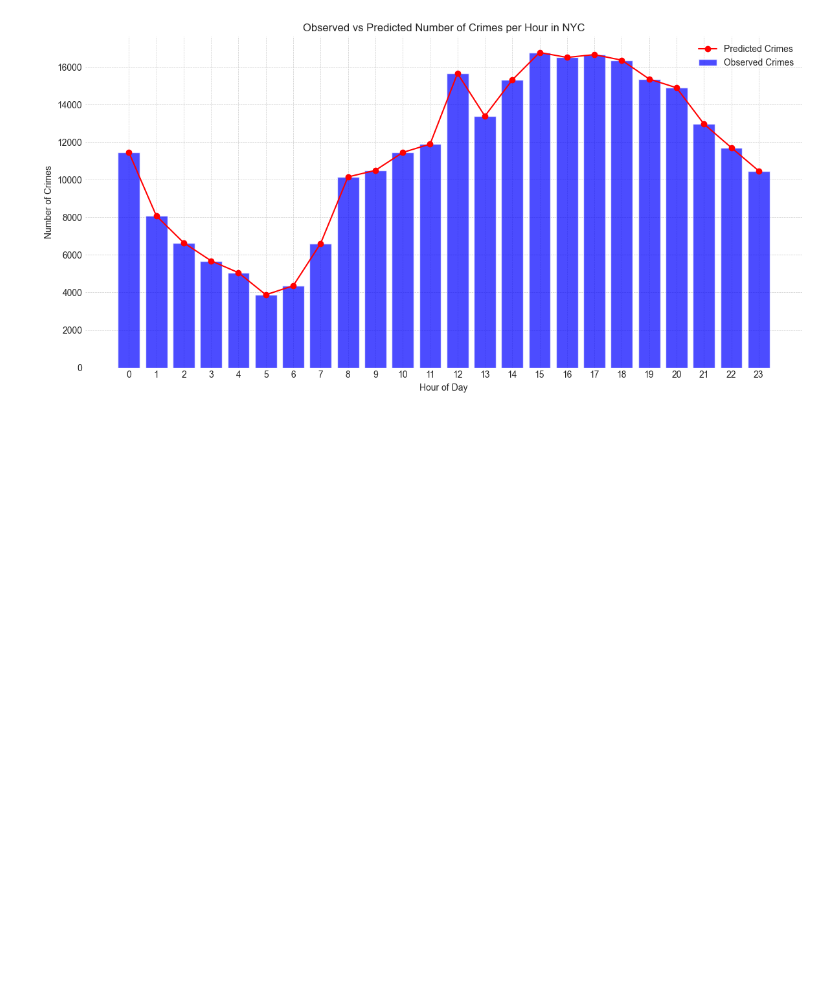
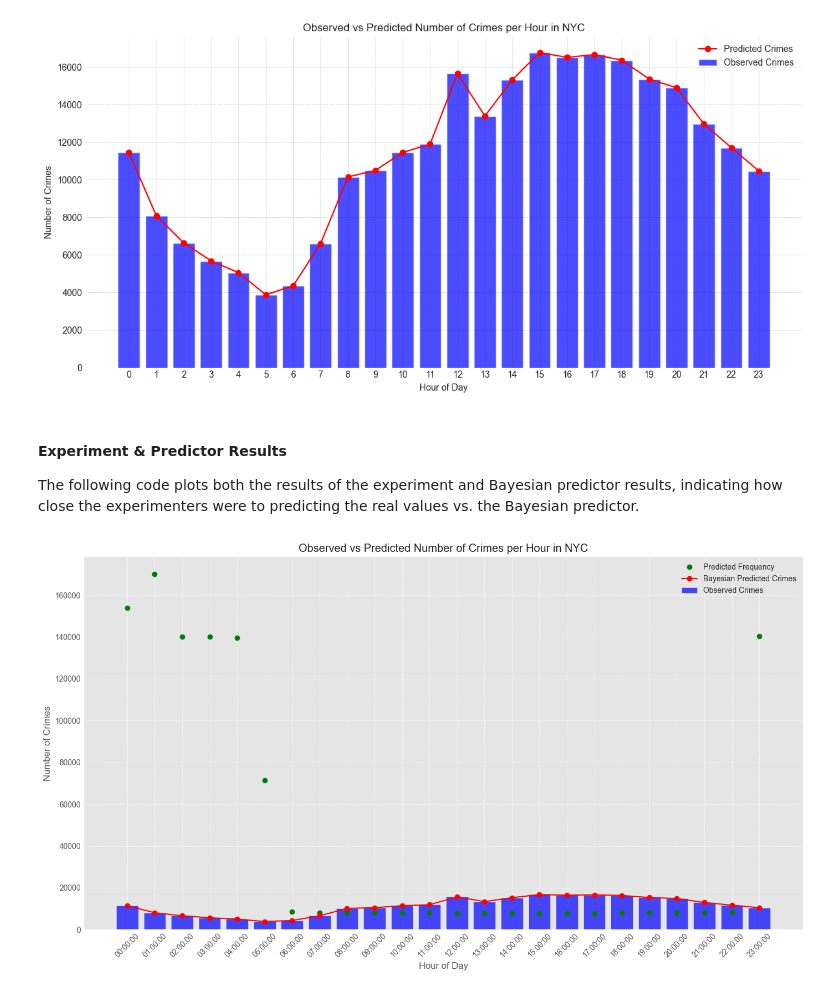
Before and after one commit to bs333/mgt-451, a Jupyter notebook: MGT451 - Assignments/MGT451 - Assignment #1/MGT451 - Assignment #1 ~ Optimal Predictions.ipynb, the cells around one changed output. Cells and saved outputs as stored; diff of their text form; code cells hidden in the pictures; blank space fills up the shorter version.

Commit message:
Add final plot with predicted frequency, bayesian predicted, and observed crimes.

```diff
--- a/MGT451 - Assignments/MGT451 - Assignment #1/MGT451 - Assignment #1 ~ Optimal Predictions.ipynb
+++ b/MGT451 - Assignments/MGT451 - Assignment #1/MGT451 - Assignment #1 ~ Optimal Predictions.ipynb
@@ -283,3 +273,37 @@ plt.tight_layout()
 plt.show()
 # %% [output]
 [figure]
+# %% [markdown]
+#### Experiment & Predictor Results
+
+The following code plots both the results of the experiment and Bayesian predictor results, indicating how close the experimenters were to predicting the real values vs. the Bayesian predictor.
+# %%
+# Plotting
+plt.figure(figsize=(14, 8))
+
+# Setting a style
+plt.style.use('ggplot')  # This uses a style suitable for R's ggplot
+
+# First plot
+times = prediction_results_df['Time'].astype(str)
+predicted_frequencies = prediction_results_df['Frequency']
+
+# Plotting the first data (Predicted Frequency)
+plt.plot(times, predicted_frequencies, marker='o', label='Predicted Frequency', color='green', linestyle='none')
+plt.xticks(rotation=45)
+
+# Plotting the second data (Observed vs Predicted Number of Crimes)
+plt.bar(hours, crimes_per_hour_freq, alpha=0.7, label='Observed Crimes', color='blue')
+plt.plot(hours, predicted_crimes, marker='o', color='red', label='Bayesian Predicted Crimes')
+
+# Labels, title, and other aesthetics
+plt.xlabel('Hour of Day')
+plt.ylabel('Number of Crimes')
+plt.title('Observed vs Predicted Number of Crimes per Hour in NYC')
+plt.legend()
+plt.grid(True, which='both', linestyle='--', linewidth=0.5)
+plt.xticks(hours)
+plt.tight_layout()
+plt.show()
+# %% [output]
+[figure, added]
```
Also changed, not shown: parts of 1 cell of this notebook.
